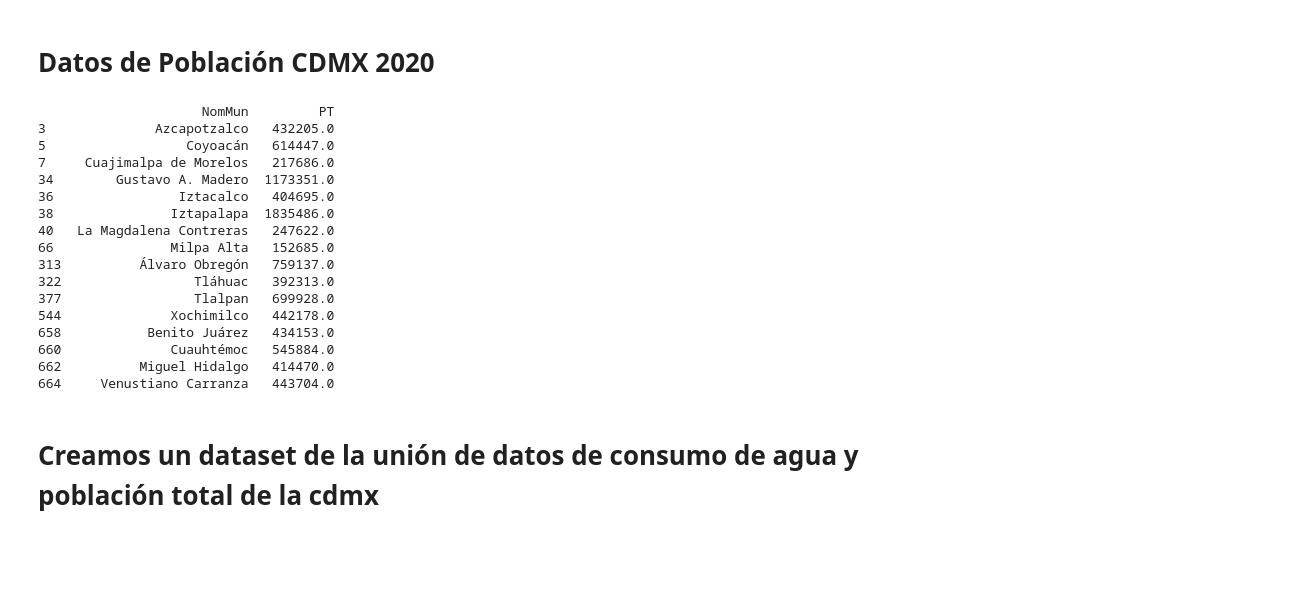
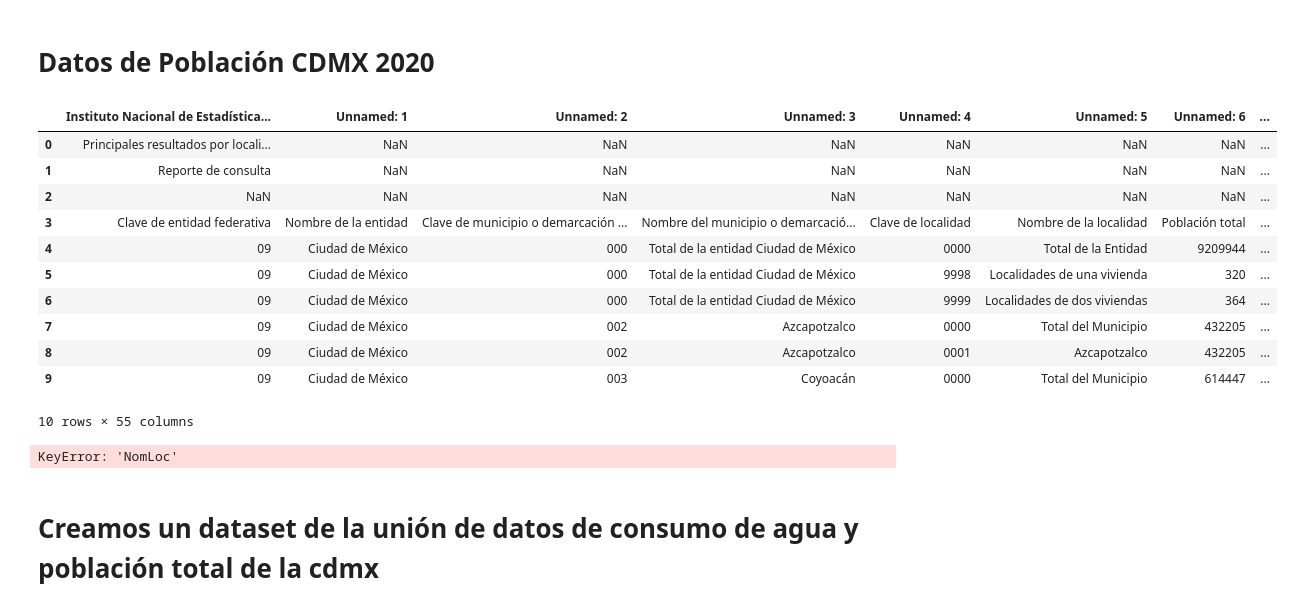
Before and after one commit to lauespinser/dataton_AGUA_2021, a Jupyter notebook: analisis_consumo_agua.ipynb, the cells around one changed output. Cells and saved outputs as stored; diff of their text form; code cells hidden in the pictures; blank space fills up the shorter version.

```diff
--- a/analisis_consumo_agua.ipynb
+++ b/analisis_consumo_agua.ipynb
@@ -53,8 +100,23 @@ print(coloniasIndiceDes)
 # %% [markdown]
 # Datos de Población CDMX 2020
 # %%
-pob = pd.read_csv("/home/jfractal/Documentos/dataton_2021/dataton_AGUA_2021/ITER2020_09CDMX.csv")
-pob.head(1)
+#pob = pd.read_csv("/home/jfractal/Documentos/dataton_2021/dataton_AGUA_2021/ITER2020_09CDMX.csv")
+pob = pd.read_excel("ITER2020 - 09 Ciudad de México.xlsx")
+
+pob.head(10)
+# %% [output]
+|  | Instituto Nacional de Estadística... | Unnamed: 1 | Unnamed: 2 | Unnamed: 3 | Unnamed: 4 | Unnamed: 5 | Unnamed: 6 | ... |
+| 0 | Principales resultados por locali... | NaN | NaN | NaN | NaN | NaN | NaN | ... |
+| 1 | Reporte de consulta | NaN | NaN | NaN | NaN | NaN | NaN | ... |
+| 2 | NaN | NaN | NaN | NaN | NaN | NaN | NaN | ... |
+| 3 | Clave de entidad federativa | Nombre de la entidad | Clave de municipio o demarcación ... | Nombre del municipio o demarcació... | Clave de localidad | Nombre de la localidad | Población total | ... |
+| 4 | 09 | Ciudad de México | 000 | Total de la entidad Ciudad de México | 0000 | Total de la Entidad | 9209944 | ... |
+| 5 | 09 | Ciudad de México | 000 | Total de la entidad Ciudad de México | 9998 | Localidades de una vivienda | 320 | ... |
+| 6 | 09 | Ciudad de México | 000 | Total de la entidad Ciudad de México | 9999 | Localidades de dos viviendas | 364 | ... |
+| 7 | 09 | Ciudad de México | 002 | Azcapotzalco | 0000 | Total del Municipio | 432205 | ... |
+| 8 | 09 | Ciudad de México | 002 | Azcapotzalco | 0001 | Azcapotzalco | 432205 | ... |
+| 9 | 09 | Ciudad de México | 003 | Coyoacán | 0000 | Total del Municipio | 614447 | ... |
+10 rows × 55 columns
 # %%
 pob.columns
 pobT = pob.iloc[:,[3,5,6]]
@@ -63,23 +125,7 @@ pobT = pobT[ (pobT['NomLoc'] == "Total del Municipio") ]
 pobT = pobT.iloc[:,[0,2]]
 print(pobT)
 # %% [output]
-                     NomMun         PT
-3              Azcapotzalco   432205.0
-5                  Coyoacán   614447.0
-7     Cuajimalpa de Morelos   217686.0
-34        Gustavo A. Madero  1173351.0
-36                Iztacalco   404695.0
-38               Iztapalapa  1835486.0
-40   La Magdalena Contreras   247622.0
-66               Milpa Alta   152685.0
-313          Álvaro Obregón   759137.0
-322                 Tláhuac   392313.0
-377                 Tlalpan   699928.0
-544              Xochimilco   442178.0
-658           Benito Juárez   434153.0
-660              Cuauhtémoc   545884.0
-662          Miguel Hidalgo   414470.0
-664     Venustiano Carranza   443704.0
+KeyError: 'NomLoc'
 # %% [markdown]
 # Creamos un dataset de la unión de datos de consumo de agua y población total de la cdmx
 # %%
```
Also changed, not shown: parts of 5 cells of this notebook.
